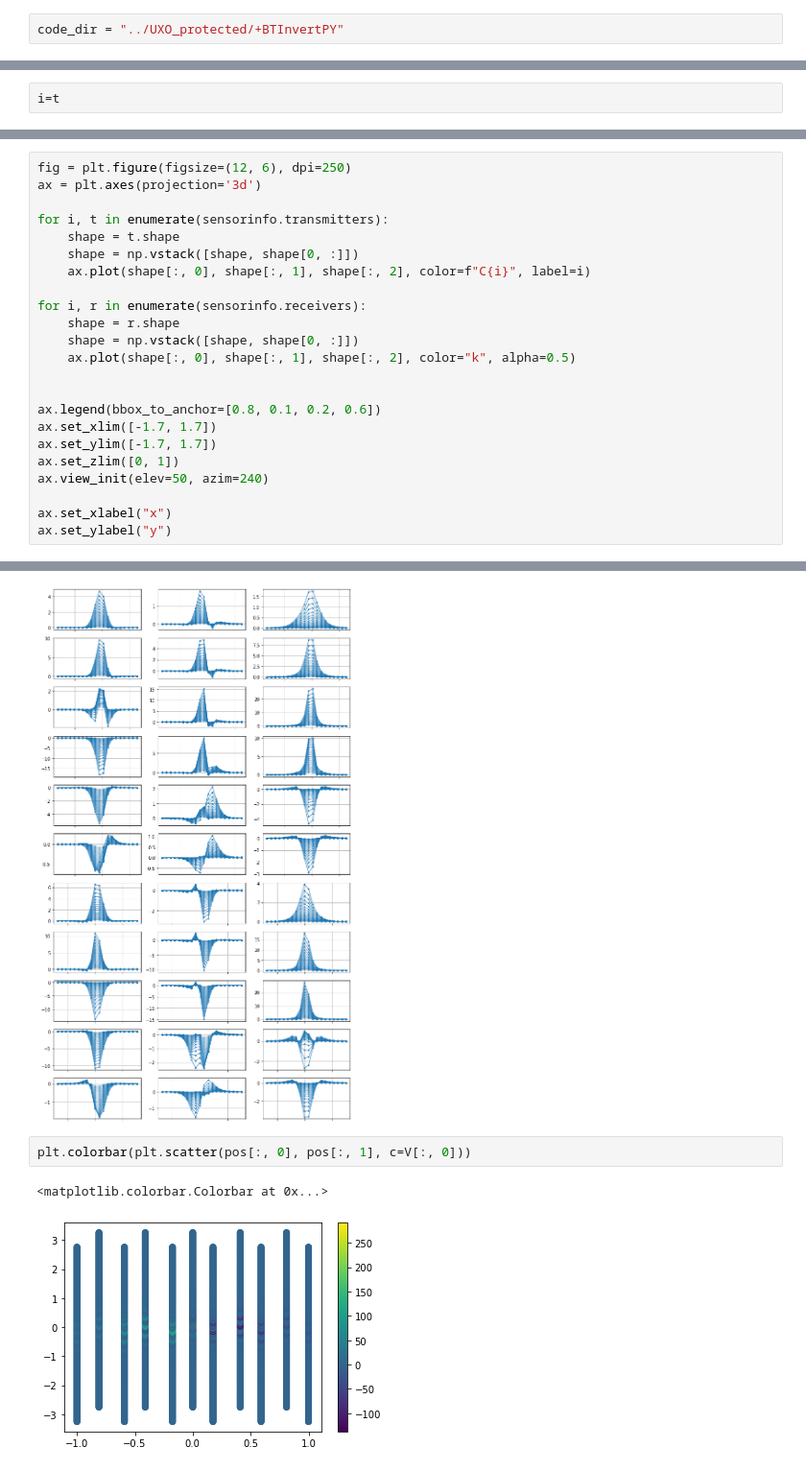
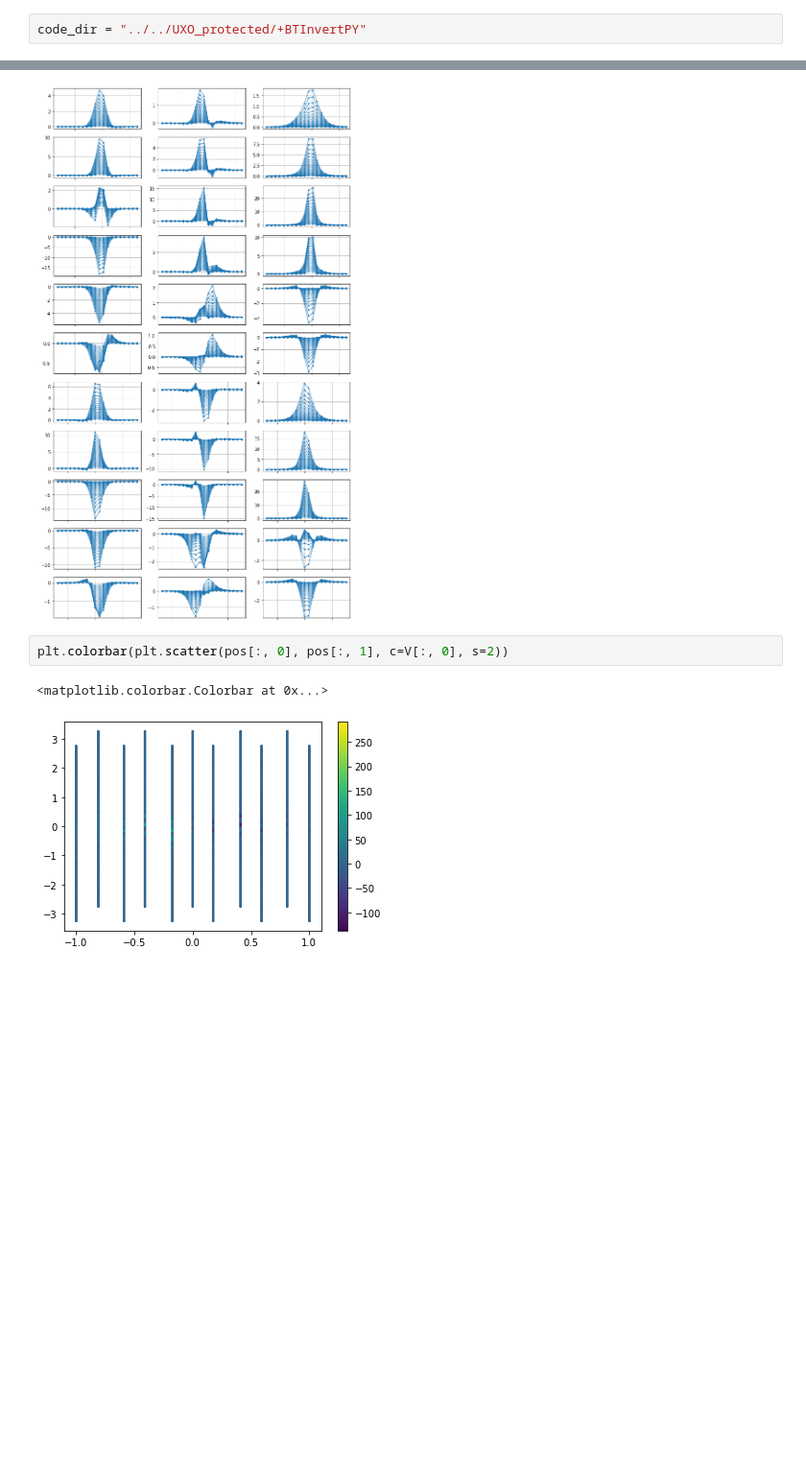
Before and after one commit to lheagy/uxo-workspace, a Jupyter notebook: forward_modelling_example.ipynb, the cells around one changed output, grey strips where cells are left out. Shown at 96% size. Drawn from its saved outputs; the diff is of its cells as text; blank space fills up the shorter version.

```diff
--- a/forward_modelling_example.ipynb
+++ b/forward_modelling_example.ipynb
@@ -1,5 +5,5 @@
 # %%
-code_dir = "../UXO_protected/+BTInvertPY"
+code_dir = "../../UXO_protected/+BTInvertPY"
 # %%
 import sys
 sys.path.append(code_dir)
@@ -23,8 +27,6 @@ sensorinfo = SensorInfo.fromYAML(afile)[0]
 ![ngvznwqc.png](attachment:ngvznwqc.png)
 # %%
 t = sensorinfo.transmitters[0]
-# %%
-i=t
 # %%
 for i, t in enumerate(sensorinfo.transmitters):
     shape = t.shape
@@ -41,26 +43,3 @@ for i, t in enumerate(sensorinfo.transmitters):
 3 [0.20, 0.00, -0.02], 1.00, 0.95, 0.00,
 4 [0.77, 0.00, -0.06], 0.95, 1.00, 0.00,
 5 [0.00, 0.00, 0.51], 2.45, 0.00, 1.00,
-# %%
-fig = plt.figure(figsize=(12, 6), dpi=250)
-ax = plt.axes(projection='3d')
-
-for i, t in enumerate(sensorinfo.transmitters):
-    shape = t.shape
-    shape = np.vstack([shape, shape[0, :]])
-    ax.plot(shape[:, 0], shape[:, 1], shape[:, 2], color=f"C{i}", label=i)
-
-for i, r in enumerate(sensorinfo.receivers):
-    shape = r.shape
-    shape = np.vstack([shape, shape[0, :]])
-    ax.plot(shape[:, 0], shape[:, 1], shape[:, 2], color="k", alpha=0.5)
-
-
-ax.legend(bbox_to_anchor=[0.8, 0.1, 0.2, 0.6])
-ax.set_xlim([-1.7, 1.7])
-ax.set_ylim([-1.7, 1.7])
-ax.set_zlim([0, 1])
-ax.view_init(elev=50, azim=240)
-
-ax.set_xlabel("x")
-ax.set_ylabel("y")
@@ -214,7 +186,7 @@ for rx in range(nrx):
 # %% [output]
 [figure]
 # %%
-plt.colorbar(plt.scatter(pos[:, 0], pos[:, 1], c=V[:, 0]))
+plt.colorbar(plt.scatter(pos[:, 0], pos[:, 1], c=V[:, 0], s=2))
 # %% [output]
 <matplotlib.colorbar.Colorbar at 0x...>
-[figure, old version]
+[figure, new version]
```
Also changed, not shown: parts of 6 cells of this notebook, 8 other files.
